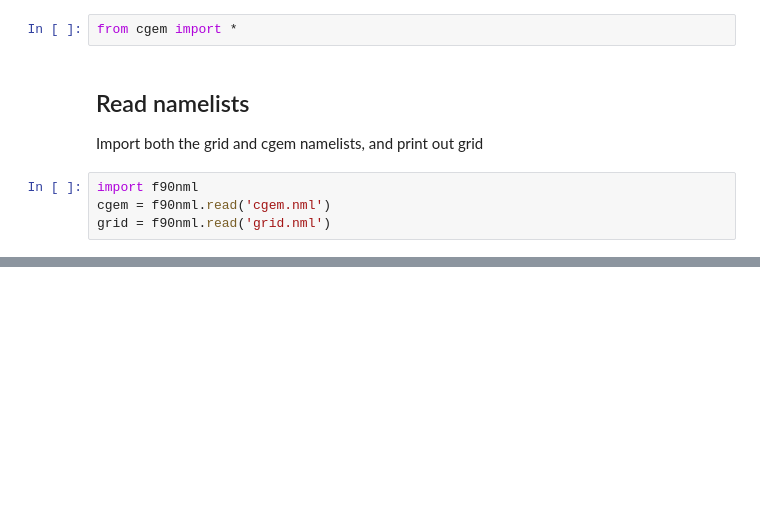
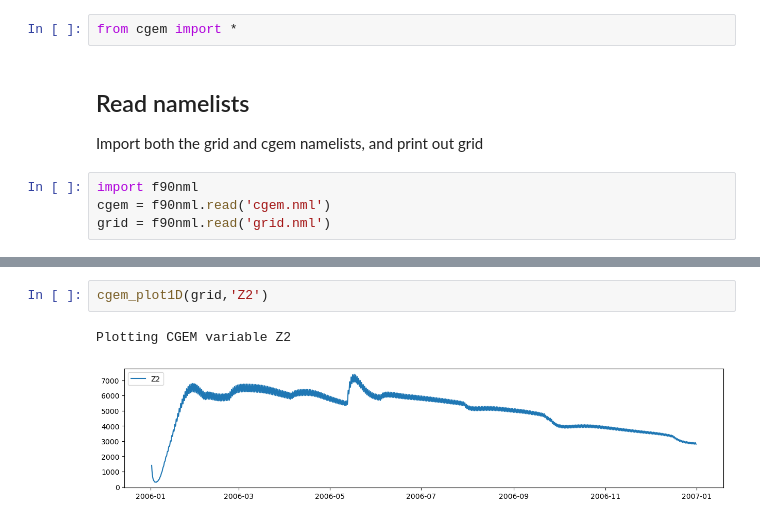
Before and after one commit to OyBcSt/cgem-schism, a Jupyter notebook: cgem_check.ipynb, the cells around one changed output, grey strips where cells are left out. Drawn from its saved outputs; the diff is of its cells as text; blank space fills up the shorter version.

```diff
--- a/cgem_check.ipynb
+++ b/cgem_check.ipynb
@@ -28,2 +58,7 @@ cgem_plot1D(grid,'Z')
+# %%
+cgem_plot1D(grid,'Z2')
+# %% [output]
+Plotting CGEM variable Z2
+[figure, added]
 # %%
 cgem_plot1D(grid,'NO3')
```
Also changed, not shown: parts of 25 cells of this notebook.
